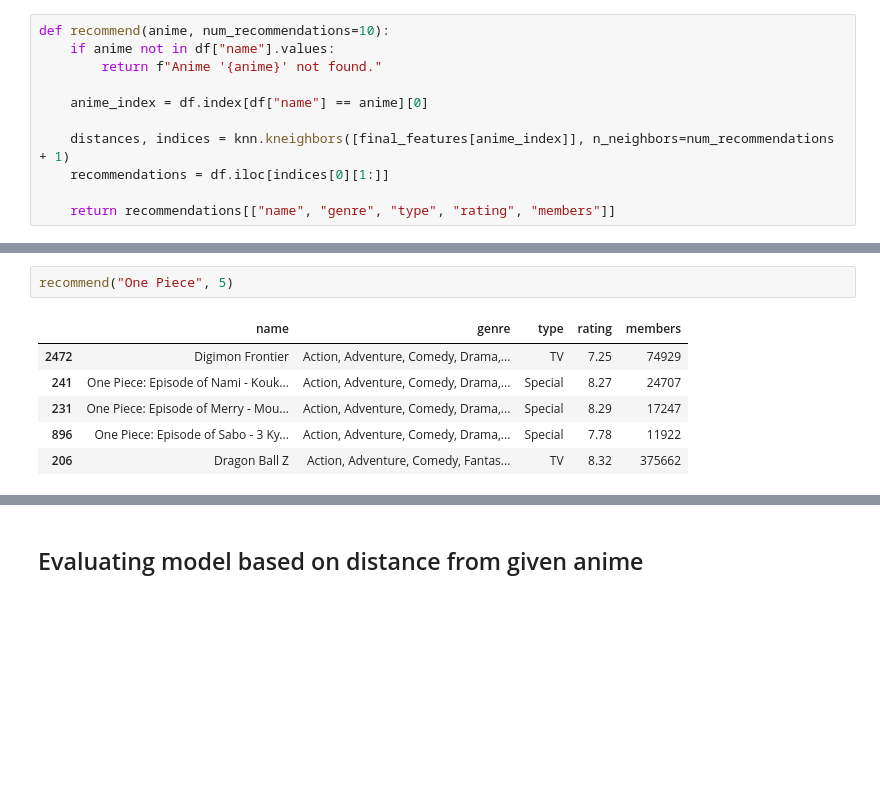
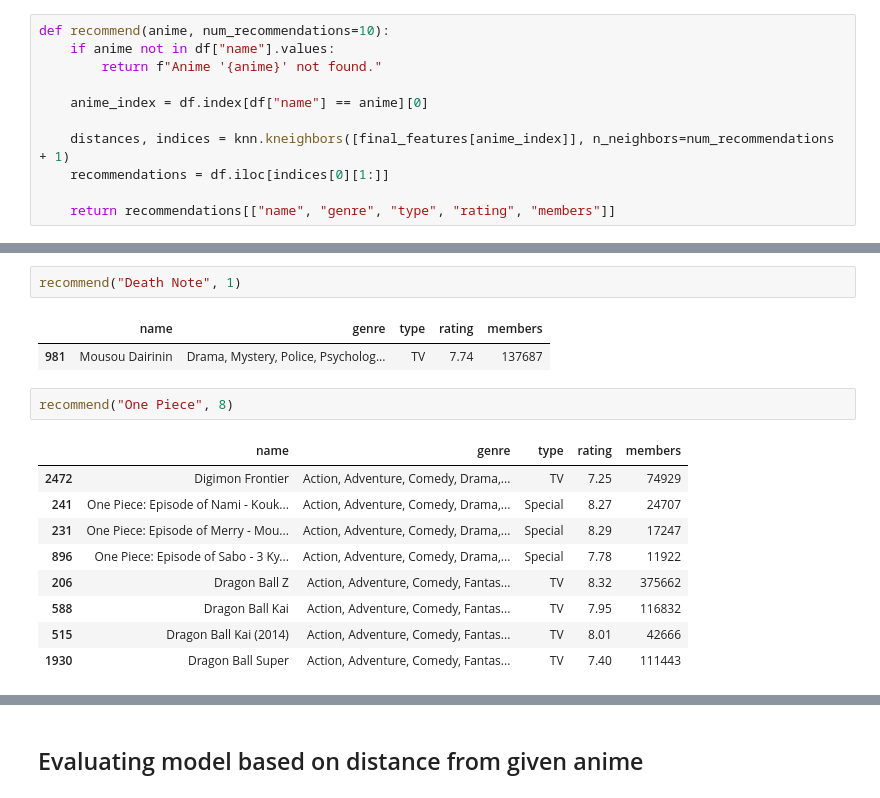
Before and after one commit to bhardwajharsh07/Anime-Recommendation-System, a Jupyter notebook: Anime_Recommendation_System.ipynb, the cells around one changed output, grey strips where cells are left out. Cells and saved outputs as stored; diff of their text form; blank space fills up the shorter version.

```diff
--- a/Anime_Recommendation_System.ipynb
+++ b/Anime_Recommendation_System.ipynb
@@ -383,9 +392,17 @@ def recommend(anime, num_recommendations=10):
+# %%
+recommend("Death Note", 1)
+# %% [output]
+|  | name | genre | type | rating | members |
+| 981 | Mousou Dairinin | Drama, Mystery, Police, Psycholog... | TV | 7.74 | 137687 |
 # %%
-recommend("One Piece", 5)
+recommend("One Piece", 8)
 # %% [output]
 |  | name | genre | type | rating | members |
 | 2472 | Digimon Frontier | Action, Adventure, Comedy, Drama,... | TV | 7.25 | 74929 |
 | 241 | One Piece: Episode of Nami - Kouk... | Action, Adventure, Comedy, Drama,... | Special | 8.27 | 24707 |
 | 231 | One Piece: Episode of Merry - Mou... | Action, Adventure, Comedy, Drama,... | Special | 8.29 | 17247 |
 | 896 | One Piece: Episode of Sabo - 3 Ky... | Action, Adventure, Comedy, Drama,... | Special | 7.78 | 11922 |
 | 206 | Dragon Ball Z | Action, Adventure, Comedy, Fantas... | TV | 8.32 | 375662 |
+| 588 | Dragon Ball Kai | Action, Adventure, Comedy, Fantas... | TV | 7.95 | 116832 |
+| 515 | Dragon Ball Kai (2014) | Action, Adventure, Comedy, Fantas... | TV | 8.01 | 42666 |
+| 1930 | Dragon Ball Super | Action, Adventure, Comedy, Fantas... | TV | 7.40 | 111443 |
```
Also changed, not shown: parts of 5 cells of this notebook.
